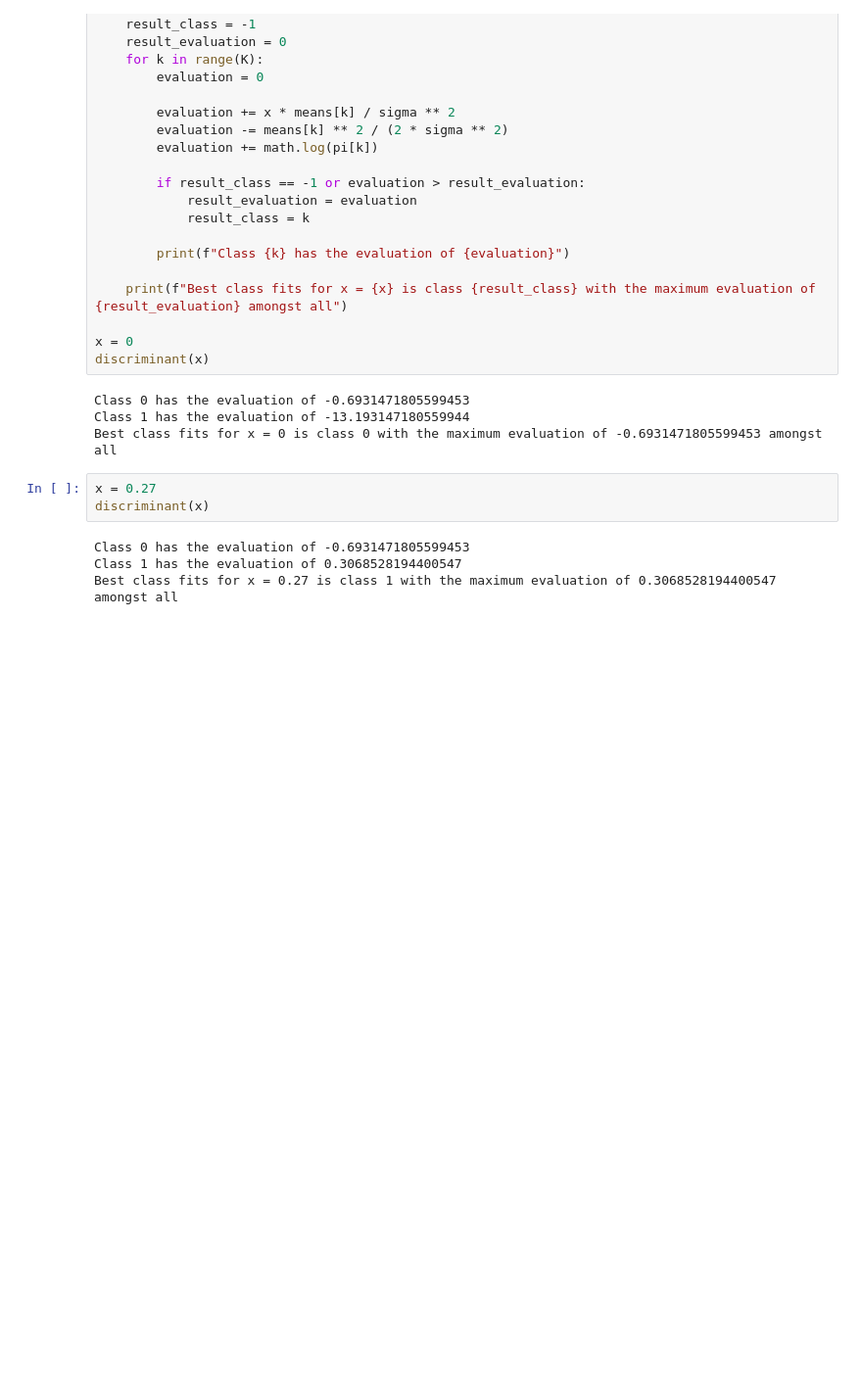
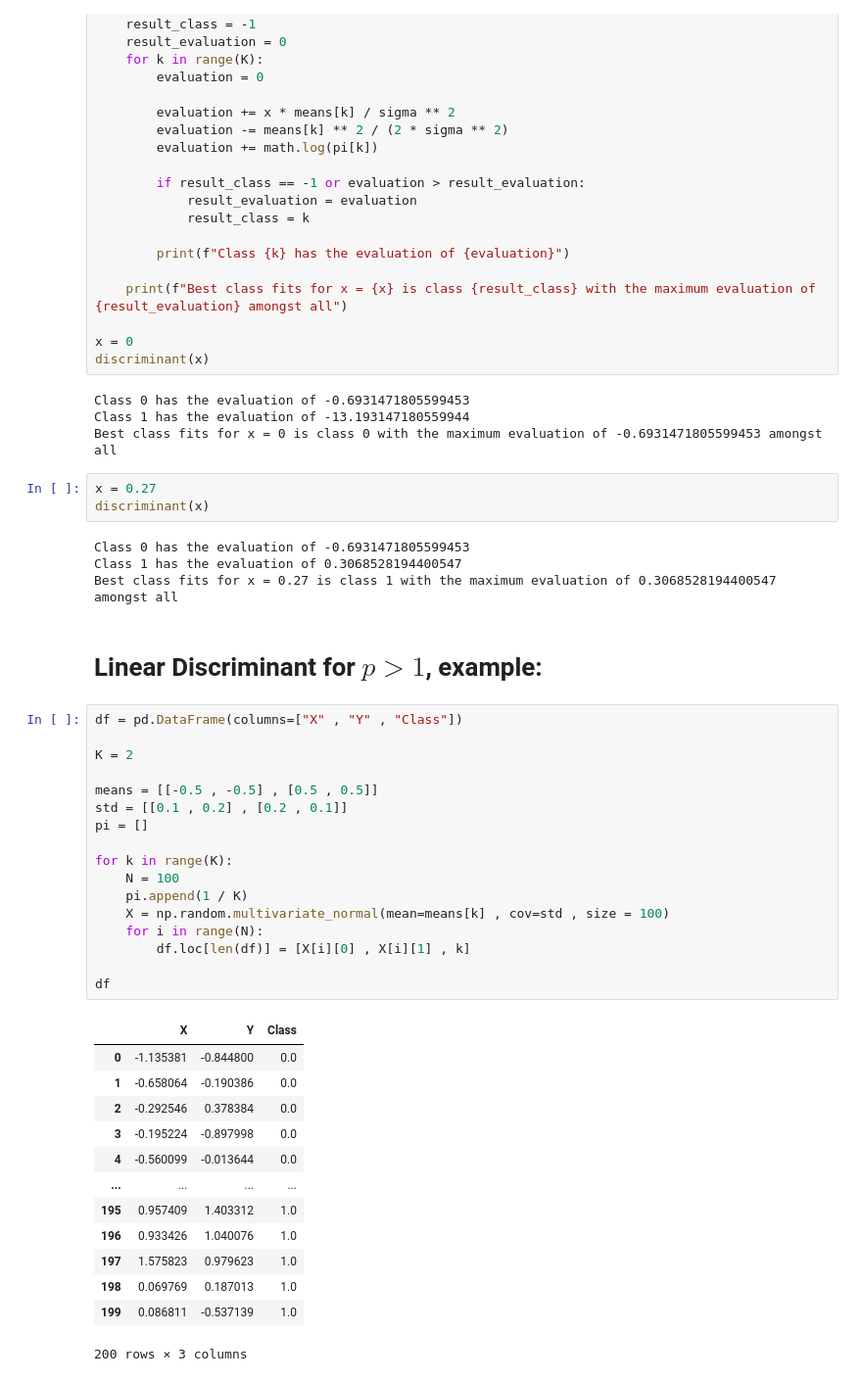
Before and after one commit to SunnyYeahBoiii/CS115_Assignment, a Jupyter notebook: resources/sunny's-doc/lda&qda_isl.ipynb, the cells around one changed output. Shown at 98% size. Saved outputs shown, nothing was run; the diff lists cells and outputs as text; blank space fills up the shorter version.

```diff
--- a/resources/sunny's-doc/lda&qda_isl.ipynb
+++ b/resources/sunny's-doc/lda&qda_isl.ipynb
@@ -125,3 +125,36 @@ discriminant(x)
 Class 0 has the evaluation of -0.6931471805599453
 Class 1 has the evaluation of 0.3068528194400547
 Best class fits for x = 0.27 is class 1 with the maximum evaluation of 0.3068528194400547 amongst all
+# %% [markdown]
+# Linear Discriminant for $p > 1$, example:
+# %%
+df = pd.DataFrame(columns=["X" , "Y" , "Class"])
+
+K = 2
+
+means = [[-0.5 , -0.5] , [0.5 , 0.5]]
+std = [[0.1 , 0.2] , [0.2 , 0.1]]
+pi = []
+
+for k in range(K):
+    N = 100
+    pi.append(1 / K)
+    X = np.random.multivariate_normal(mean=means[k] , cov=std , size = 100)
+    for i in range(N):
+        df.loc[len(df)] = [X[i][0] , X[i][1] , k]
+
+df
+# %% [output]
+|  | X | Y | Class |
+| 0 | -1.135381 | -0.844800 | 0.0 |
+| 1 | -0.658064 | -0.190386 | 0.0 |
+| 2 | -0.292546 | 0.378384 | 0.0 |
+| 3 | -0.195224 | -0.897998 | 0.0 |
+| 4 | -0.560099 | -0.013644 | 0.0 |
+| ... | ... | ... | ... |
+| 195 | 0.957409 | 1.403312 | 1.0 |
+| 196 | 0.933426 | 1.040076 | 1.0 |
+| 197 | 1.575823 | 0.979623 | 1.0 |
+| 198 | 0.069769 | 0.187013 | 1.0 |
+| 199 | 0.086811 | -0.537139 | 1.0 |
+200 rows × 3 columns
```
Also changed, not shown: parts of 5 cells of this notebook.
